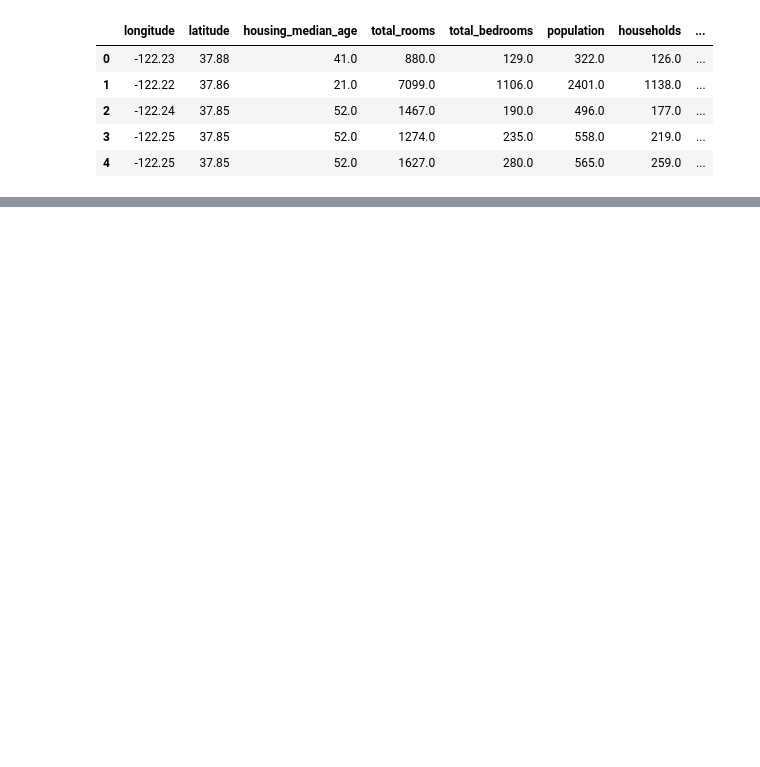
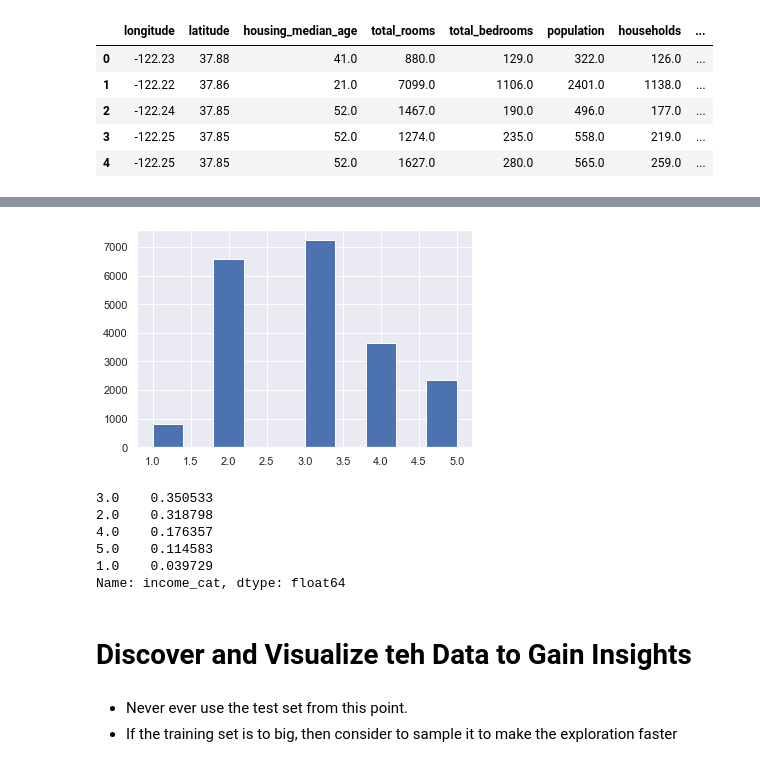
Before and after one commit to radenroy/handson-ml-practice, a Jupyter notebook: chapter2-End-to-end_machine_learning_project/Housing.ipynb, the cells around one changed output, grey strips where cells are left out. Drawn from its saved outputs; the diff is of its cells as text; code cells hidden in the pictures; blank space fills up the shorter version.

```diff
--- a/chapter2-End-to-end_machine_learning_project/Housing.ipynb
+++ b/chapter2-End-to-end_machine_learning_project/Housing.ipynb
@@ -43,0 +121,9 @@ housing.head()
+# %%
+# create temp column to create the median income category
+housing["income_cat"] = np.ceil(housing["median_income"] / 1.5)
+housing["income_cat"].where(housing["income_cat"] < 5, 5.0, inplace=True)
+# %%
+housing["income_cat"].hist()
+plt.show()
+# %% [output]
+[figure, added]
@@ -43,0 +138,9 @@ housing.head()
+# %%
+strat_test_set["income_cat"].value_counts() / len(strat_test_set)
+# %% [output]
+3.0    0.350533
+2.0    0.318798
+4.0    0.176357
+5.0    0.114583
+1.0    0.039729
+Name: income_cat, dtype: float64
@@ -43,0 +151,5 @@ housing.head()
+# %% [markdown]
+# Discover and Visualize teh Data to Gain Insights
+# %% [markdown]
+- Never ever use the test set from this point.
+- If the training set is to big, then consider to sample it to make the exploration faster
```
Also changed, not shown: parts of 15 cells of this notebook.
